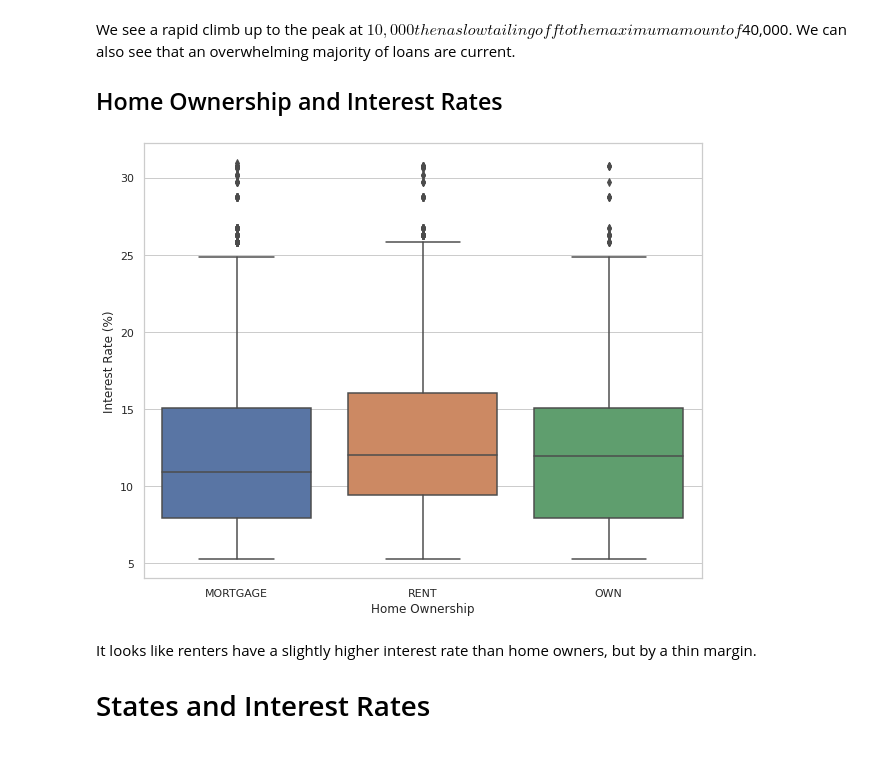
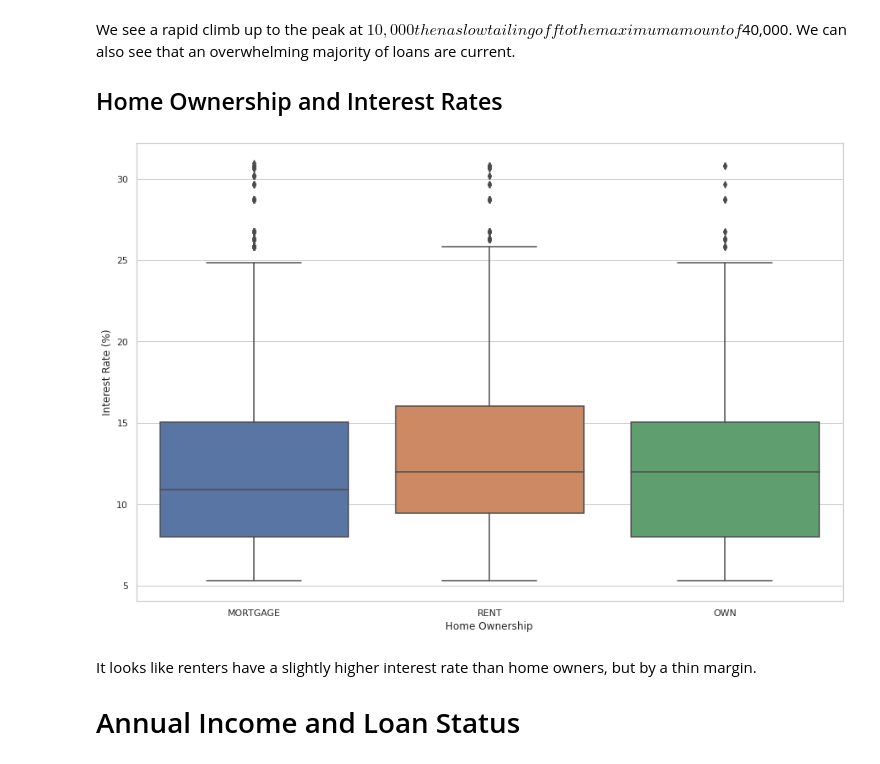
Before and after one commit to cjhammons/lending-club-interest-rate, a Jupyter notebook: lending-club.ipynb, the cells around one changed output. Cells and saved outputs as stored; diff of their text form; code cells hidden in the pictures.

```diff
--- a/lending-club.ipynb
+++ b/lending-club.ipynb
@@ -90,15 +93,15 @@ We see a rapid climb up to the peak at $10,000 then a slow tailing off to the ma
 
 ## Home Ownership and Interest Rates
 # %%
-f, ax = plt.subplots(figsize=(10, 8))
+f, ax = plt.subplots(figsize=(15, 10))
 sns.boxplot(data=df, x='homeownership', y='interest_rate')
 plt.xlabel('Home Ownership')
 plt.ylabel('Interest Rate (%)')
 plt.show()
 # %% [output]
-[figure, old version]
+[figure, new version]
 # %% [markdown]
 It looks like renters have a slightly higher interest rate than home owners, but by a thin margin.
 
-# States and Interest Rates
+# Annual Income and Loan Status
 # %%
```
Also changed, not shown: parts of 18 cells of this notebook, 1 other file.
